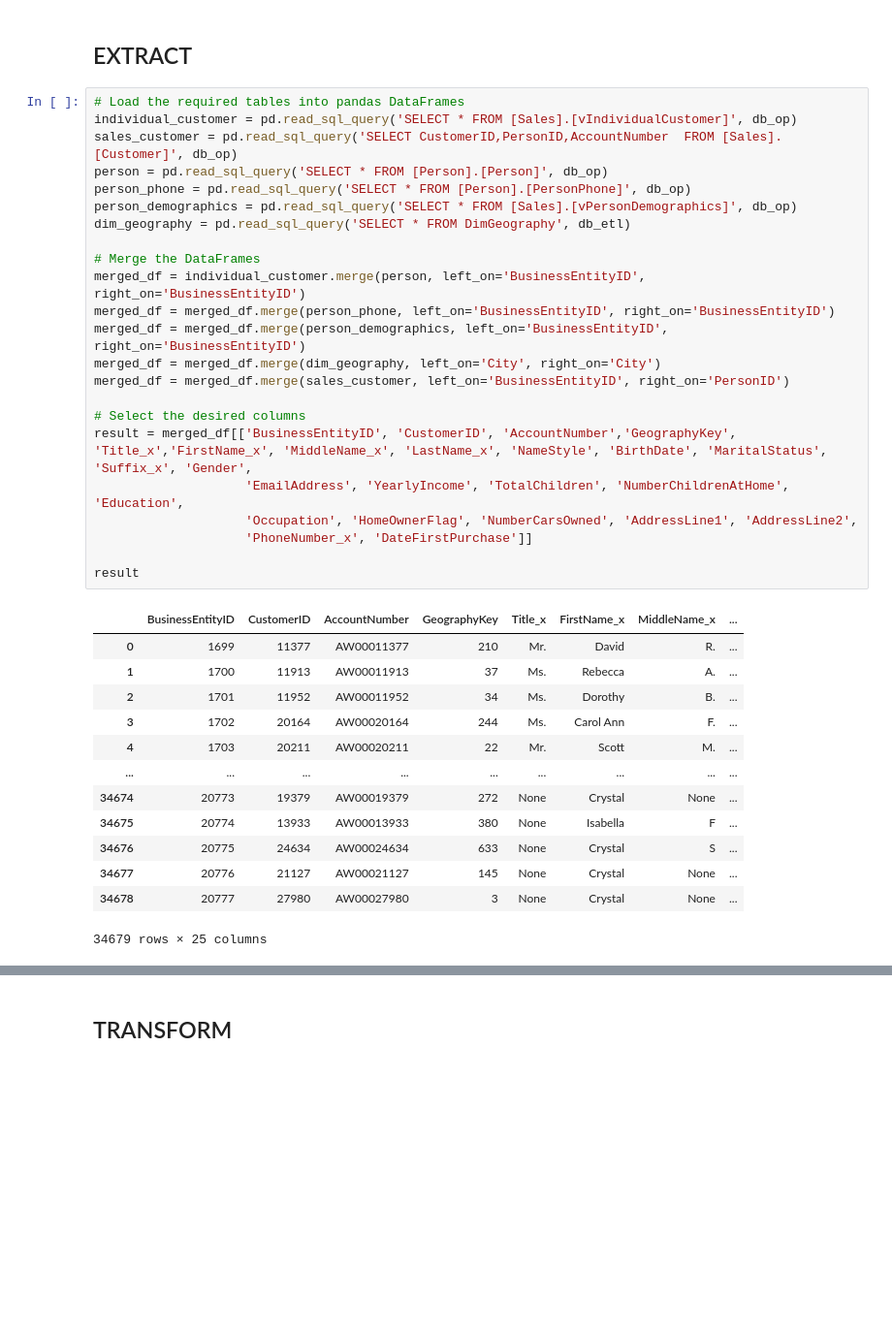
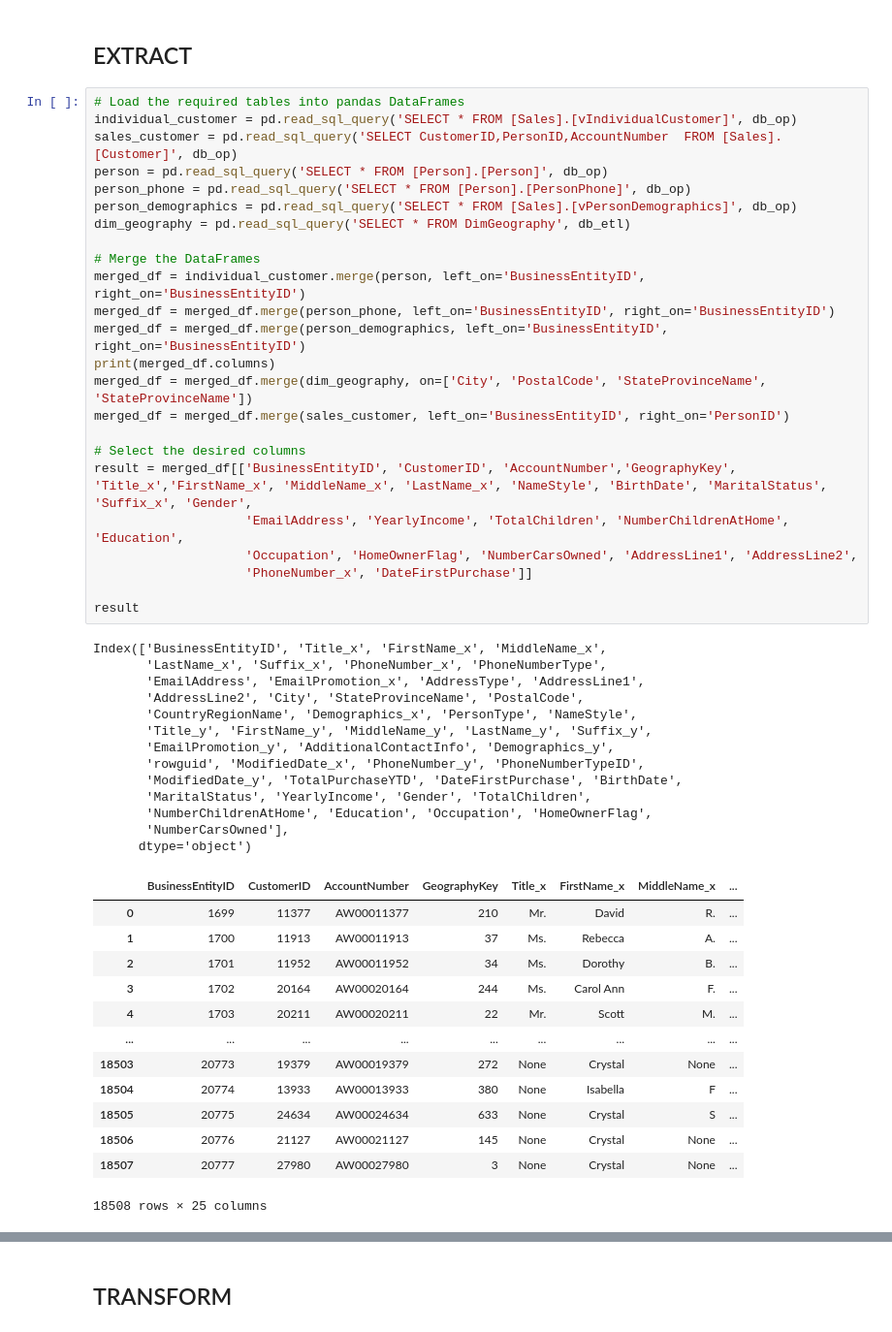
Before and after one commit to paulrojasg/data_science_part_4, a Jupyter notebook: DimCustomer.ipynb, the cells around one changed output, grey strips where cells are left out. Shown: that part at 97% size. Drawn from its saved outputs; the diff is of its cells as text; blank space fills up the shorter version.

```diff
--- a/DimCustomer.ipynb
+++ b/DimCustomer.ipynb
@@ -10,37 +10,51 @@ db_op, db_etl = connect_databases()
 # %%
 # Load the required tables into pandas DataFrames
 individual_customer = pd.read_sql_query('SELECT * FROM [Sales].[vIndividualCustomer]', db_op)
 sales_customer = pd.read_sql_query('SELECT CustomerID,PersonID,AccountNumber  FROM [Sales].[Customer]', db_op)
 person = pd.read_sql_query('SELECT * FROM [Person].[Person]', db_op)
 person_phone = pd.read_sql_query('SELECT * FROM [Person].[PersonPhone]', db_op)
 person_demographics = pd.read_sql_query('SELECT * FROM [Sales].[vPersonDemographics]', db_op)
 dim_geography = pd.read_sql_query('SELECT * FROM DimGeography', db_etl)
 
 # Merge the DataFrames
 merged_df = individual_customer.merge(person, left_on='BusinessEntityID', right_on='BusinessEntityID')
 merged_df = merged_df.merge(person_phone, left_on='BusinessEntityID', right_on='BusinessEntityID')
 merged_df = merged_df.merge(person_demographics, left_on='BusinessEntityID', right_on='BusinessEntityID')
-merged_df = merged_df.merge(dim_geography, left_on='City', right_on='City')
+print(merged_df.columns)
+merged_df = merged_df.merge(dim_geography, on=['City', 'PostalCode', 'StateProvinceName', 'StateProvinceName'])
 merged_df = merged_df.merge(sales_customer, left_on='BusinessEntityID', right_on='PersonID')
 
 # Select the desired columns
 result = merged_df[['BusinessEntityID', 'CustomerID', 'AccountNumber','GeographyKey', 'Title_x','FirstName_x', 'MiddleName_x', 'LastName_x', 'NameStyle', 'BirthDate', 'MaritalStatus', 'Suffix_x', 'Gender',
                     'EmailAddress', 'YearlyIncome', 'TotalChildren', 'NumberChildrenAtHome', 'Education',
                     'Occupation', 'HomeOwnerFlag', 'NumberCarsOwned', 'AddressLine1', 'AddressLine2',
                     'PhoneNumber_x', 'DateFirstPurchase']]
 
 result
 # %% [output]
+Index(['BusinessEntityID', 'Title_x', 'FirstName_x', 'MiddleName_x',
+       'LastName_x', 'Suffix_x', 'PhoneNumber_x', 'PhoneNumberType',
+       'EmailAddress', 'EmailPromotion_x', 'AddressType', 'AddressLine1',
+       'AddressLine2', 'City', 'StateProvinceName', 'PostalCode',
+       'CountryRegionName', 'Demographics_x', 'PersonType', 'NameStyle',
+       'Title_y', 'FirstName_y', 'MiddleName_y', 'LastName_y', 'Suffix_y',
+       'EmailPromotion_y', 'AdditionalContactInfo', 'Demographics_y',
+       'rowguid', 'ModifiedDate_x', 'PhoneNumber_y', 'PhoneNumberTypeID',
+       'ModifiedDate_y', 'TotalPurchaseYTD', 'DateFirstPurchase', 'BirthDate',
+       'MaritalStatus', 'YearlyIncome', 'Gender', 'TotalChildren',
+       'NumberChildrenAtHome', 'Education', 'Occupation', 'HomeOwnerFlag',
+       'NumberCarsOwned'],
+      dtype='object')
 |  | BusinessEntityID | CustomerID | AccountNumber | GeographyKey | Title_x | FirstName_x | MiddleName_x | ... |
 | 0 | 1699 | 11377 | AW00011377 | 210 | Mr. | David | R. | ... |
 | 1 | 1700 | 11913 | AW00011913 | 37 | Ms. | Rebecca | A. | ... |
 | 2 | 1701 | 11952 | AW00011952 | 34 | Ms. | Dorothy | B. | ... |
 | 3 | 1702 | 20164 | AW00020164 | 244 | Ms. | Carol Ann | F. | ... |
 | 4 | 1703 | 20211 | AW00020211 | 22 | Mr. | Scott | M. | ... |
 | ... | ... | ... | ... | ... | ... | ... | ... | ... |
-| 34674 | 20773 | 19379 | AW00019379 | 272 | None | Crystal | None | ... |
-| 34675 | 20774 | 13933 | AW00013933 | 380 | None | Isabella | F | ... |
-| 34676 | 20775 | 24634 | AW00024634 | 633 | None | Crystal | S | ... |
-| 34677 | 20776 | 21127 | AW00021127 | 145 | None | Crystal | None | ... |
-| 34678 | 20777 | 27980 | AW00027980 | 3 | None | Crystal | None | ... |
+| 18503 | 20773 | 19379 | AW00019379 | 272 | None | Crystal | None | ... |
+| 18504 | 20774 | 13933 | AW00013933 | 380 | None | Isabella | F | ... |
+| 18505 | 20775 | 24634 | AW00024634 | 633 | None | Crystal | S | ... |
+| 18506 | 20776 | 21127 | AW00021127 | 145 | None | Crystal | None | ... |
+| 18507 | 20777 | 27980 | AW00027980 | 3 | None | Crystal | None | ... |
-34679 rows × 25 columns
+18508 rows × 25 columns
```
Also changed, not shown: parts of 4 cells of this notebook, 1 other file.
